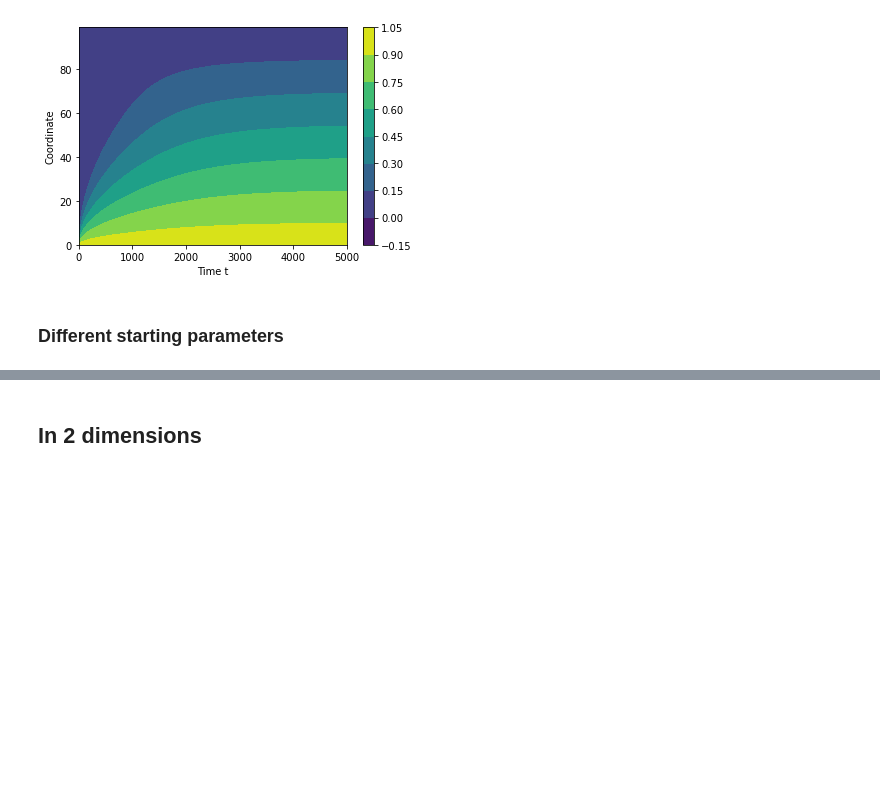
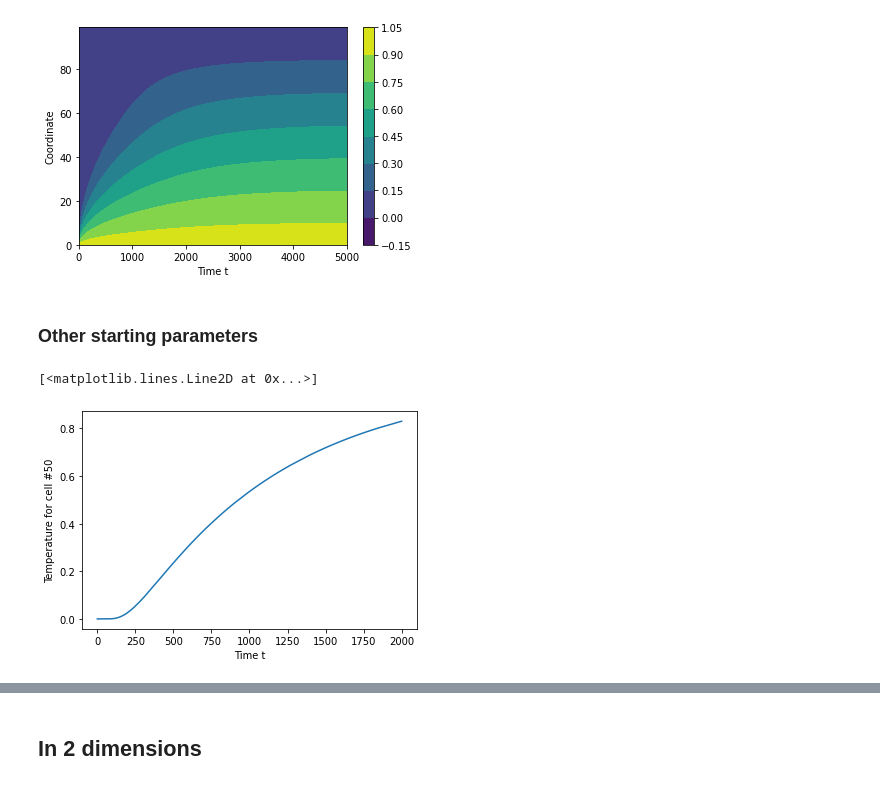
Before and after one commit to Xavier-ML/Computational-Physics-with-Python, a Jupyter notebook: 07c_Multidimensional_heat_equation_template.ipynb, the cells around one changed output, grey strips where cells are left out. Saved outputs shown, nothing was run; the diff lists cells and outputs as text; code cells hidden in the pictures; blank space fills up the shorter version.

```diff
--- a/07c_Multidimensional_heat_equation_template.ipynb
+++ b/07c_Multidimensional_heat_equation_template.ipynb
@@ -106,4 +106,24 @@ plt.colorbar()
 <matplotlib.colorbar.Colorbar at 0x...>
 [figure]
 # %% [markdown]
-### Different starting parameters
+### Other starting parameters
+# %%
+tStart = 0
+tEnd = 2000
+
+size = 100
+u0 = np.zeros([size])
+u0[0] = 1
+u0[-1] = 1
+
+solution = integrate.solve_ivp(f_1D, [tStart, tEnd], u0, method = 'RK45', t_eval = np.linspace(tStart,tEnd,10001))
+# %%
+index = size//2
+
+plt.xlabel("Time t")
+plt.ylabel("Temperature for cell #" + str(index))
+
+plt.plot(solution.t, solution.y[size//2])
+# %% [output]
+[<matplotlib.lines.Line2D at 0x...>]
+[figure, added]
```
Also changed, not shown: parts of 1 cell of this notebook.
